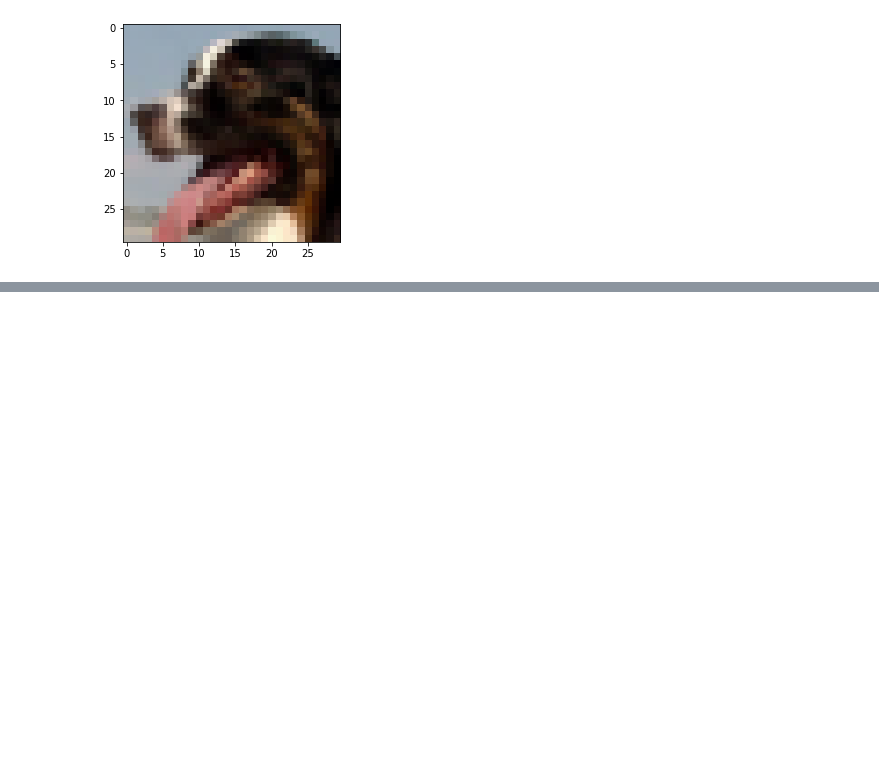
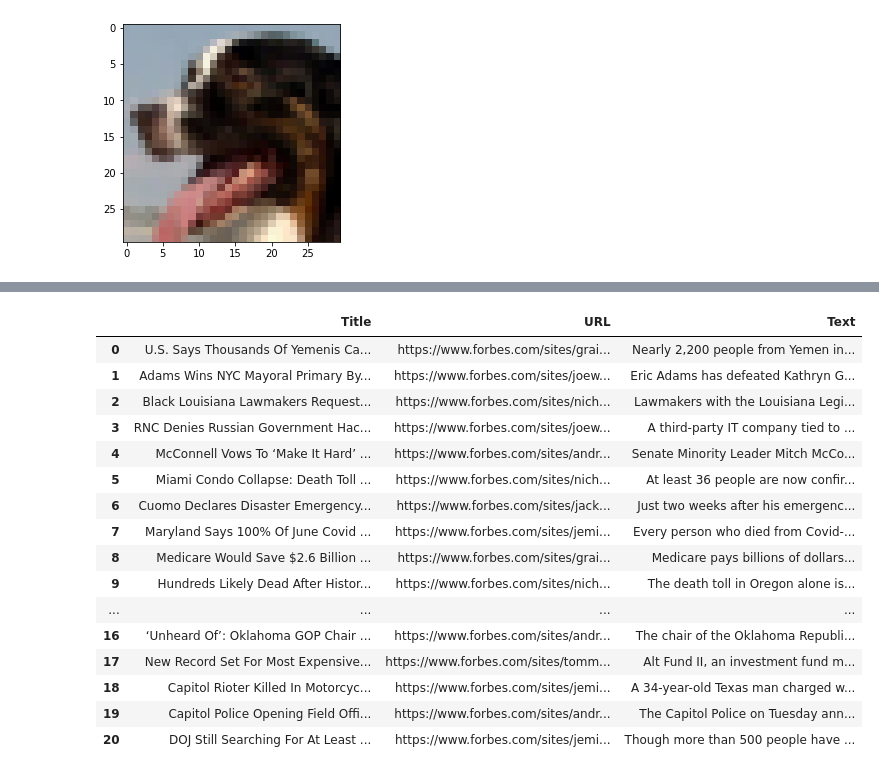
Before and after one commit to pennya6/datacamples, a Jupyter notebook: 데이터분석심화1/test2.ipynb, the cells around one changed output, grey strips where cells are left out. Saved outputs shown, nothing was run; the diff lists cells and outputs as text; code cells hidden in the pictures; blank space fills up the shorter version.

Commit message:
add data collection pratice

```diff
--- a/데이터분석심화1/test2.ipynb
+++ b/데이터분석심화1/test2.ipynb
@@ -25,0 +182,6 @@ data type : <class 'numpy.ndarray'>,shape:(30, 30, 3)
+# %%
+article1="https://www.forbes.com/sites/siladityaray/2021/07/06/us-lawyer-handed-prison-sentence-in-hong-kong-over-scuffle-with-police-during-2019-protests/?sh=ff8d6ab3adea"
+soup2=bs(ure.urlopen(article1).read(),'html.parser')
+# %%
+for i in soup2.find_all('p'):
+    print(i.text)
@@ -25,0 +205,34 @@ data type : <class 'numpy.ndarray'>,shape:(30, 30, 3)
+# %%
+happening=soup.find_all('a',{"class":"happening__title"})
+# %%
+rows=[]
+for i in range(len(happening)):
+    happeningtitle=happening[i].text
+    happeningurl=happening[i].get('href')
+    soup2=bs(ure.urlopen(happeningurl).read(),'html.parser')
+    txt=""
+    for j in soup2.find_all('p'):
+        txt=txt+j.text
+    rows.append({'Title':happeningtitle,'URL':happeningurl,'Text':txt})
+# %%
+import pandas as pd
+df= pd.DataFrame(rows,columns=['Title','URL','Text'])
+df
+# %% [output]
+|  | Title | URL | Text |
+| 0 | U.S. Says Thousands Of Yemenis Ca... | https://www.forbes.com/sites/grai... | Nearly 2,200 people from Yemen in... |
+| 1 | Adams Wins NYC Mayoral Primary By... | https://www.forbes.com/sites/joew... | Eric Adams has defeated Kathryn G... |
+| 2 | Black Louisiana Lawmakers Request... | https://www.forbes.com/sites/nich... | Lawmakers with the Louisiana Legi... |
+| 3 | RNC Denies Russian Government Hac... | https://www.forbes.com/sites/joew... | A third-party IT company tied to ... |
+| 4 | McConnell Vows To ‘Make It Hard’ ... | https://www.forbes.com/sites/andr... | Senate Minority Leader Mitch McCo... |
+| 5 | Miami Condo Collapse: Death Toll ... | https://www.forbes.com/sites/nich... | At least 36 people are now confir... |
+| 6 | Cuomo Declares Disaster Emergency... | https://www.forbes.com/sites/jack... | Just two weeks after his emergenc... |
+| 7 | Maryland Says 100% Of June Covid ... | https://www.forbes.com/sites/jemi... | Every person who died from Covid-... |
+| 8 | Medicare Would Save $2.6 Billion ... | https://www.forbes.com/sites/grai... | Medicare pays billions of dollars... |
+| 9 | Hundreds Likely Dead After Histor... | https://www.forbes.com/sites/nich... | The death toll in Oregon alone is... |
+| ... | ... | ... | ... |
+| 16 | ‘Unheard Of’: Oklahoma GOP Chair ... | https://www.forbes.com/sites/andr... | The chair of the Oklahoma Republi... |
+| 17 | New Record Set For Most Expensive... | https://www.forbes.com/sites/tomm... | Alt Fund II, an investment fund m... |
+| 18 | Capitol Rioter Killed In Motorcyc... | https://www.forbes.com/sites/jemi... | A 34-year-old Texas man charged w... |
+| 19 | Capitol Police Opening Field Offi... | https://www.forbes.com/sites/andr... | The Capitol Police on Tuesday ann... |
+| 20 | DOJ Still Searching For At Least ... | https://www.forbes.com/sites/jemi... | Though more than 500 people have ... |
```
Also changed, not shown: parts of 19 cells of this notebook, 13 other files.
